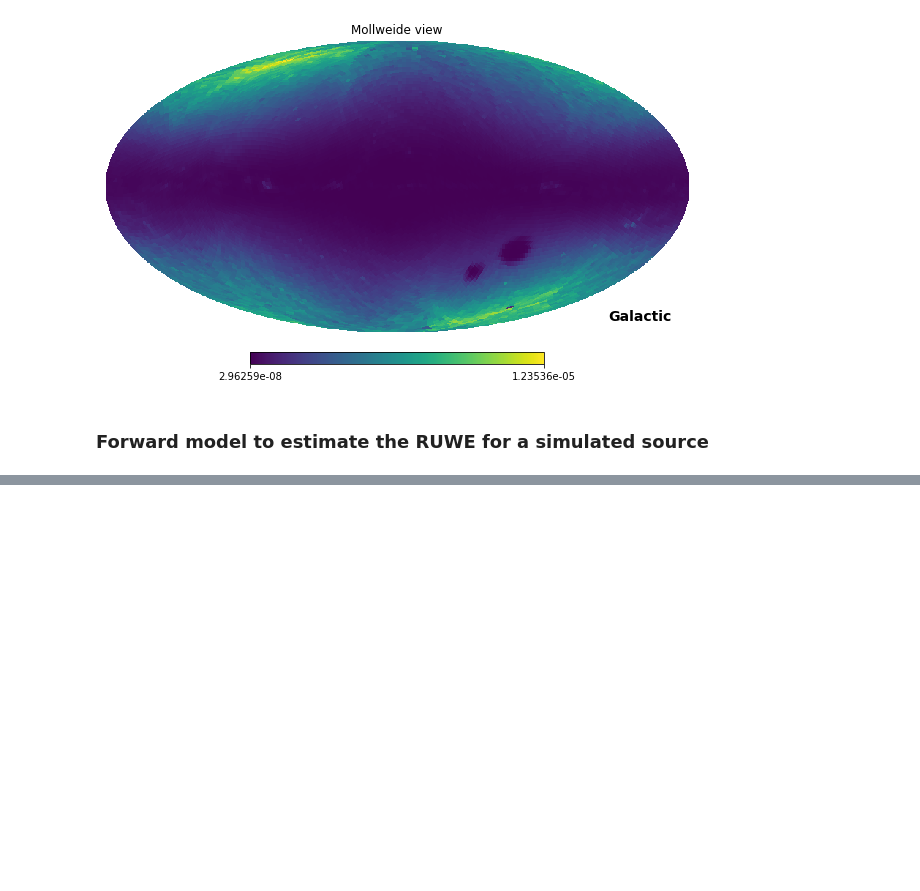
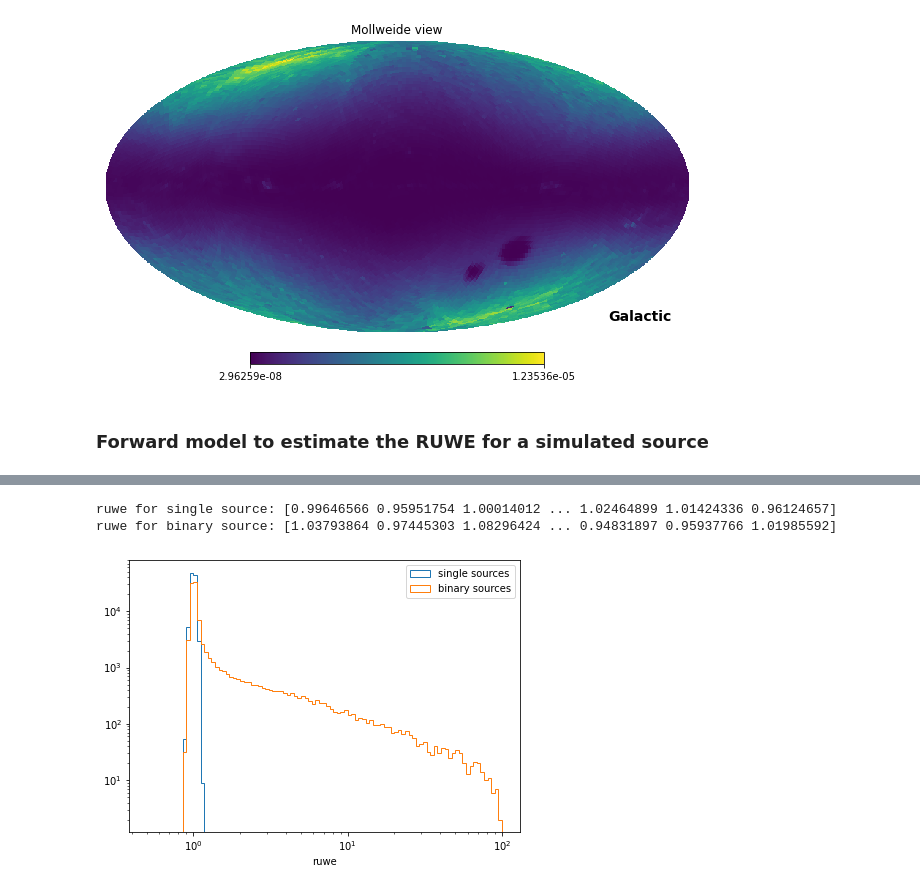
Before and after one commit to gaia-unlimited/gaiaunlimited, a Jupyter notebook: docs/notebooks/dr3-unresolved-binaries.ipynb, the cells around one changed output, grey strips where cells are left out. Drawn from its saved outputs; the diff is of its cells as text; code cells hidden in the pictures; blank space fills up the shorter version.

```diff
--- a/docs/notebooks/dr3-unresolved-binaries.ipynb
+++ b/docs/notebooks/dr3-unresolved-binaries.ipynb
@@ -129,20 +173,32 @@ ruwe = source.unit_weight_error(al_position, al_error)
 # %%
-Gmag =
-parallax =
-semimajor_axis =
-mass_ratio =
-luminosity_ratio =
-phi =
-theta =
-omega =
+# The inputs of .observe are numpy arrays
 
-al_positions, al_errors = source.observe(Gmag, parallax,\
-                                       semimajor_axis,\
-                                       mass_ratio, luminosity_ratio,\
-                                       phi, theta, omega,)
+single_al_position, single_al_error = single_source.observe(Gmag, parallax,\
+                                       np.zeros(len(Gmag)),\
+                                       np.zeros(len(Gmag)), np.zeros(len(Gmag)),\
+                                       np.zeros(len(Gmag)), np.zeros(len(Gmag)), np.zeros(len(Gmag)),)
+
+binary_al_position, binary_al_error = binary_source.observe(Gmag, parallax,\
+                                       semimajor_axis_binary,\
+                                       mass_ratio_binary, luminosity_ratio_binary,\
+                                       phi_binary, theta_binary, omega_binary,)
 # %%
-ruwes = source.unit_weight_error(al_positions, al_errors)
+ruwe_single = single_source.unit_weight_error(single_al_position, single_al_error)
+ruwe_binary = binary_source.unit_weight_error(binary_al_position, binary_al_error)
+
+print('ruwe for single source: {}'.format(ruwe_single))
+print('ruwe for binary source: {}'.format(ruwe_binary))
+# %% [output]
+ruwe for single source: [0.99646566 0.95951754 1.00014012 ... 1.02464899 1.01424336 0.96124657]
+ruwe for binary source: [1.03793864 0.97445303 1.08296424 ... 0.94831897 0.95937766 1.01985592]
 # %%
-plt.figure()
-plt.hist(ruwes,bins = np.logspace(np.log10(0.5),np.log10(100),100))
+plt.figure(figsize = (7,5))
+plt.hist(ruwe_single,bins = np.logspace(np.log10(0.5),np.log10(100),100),histtype = 'step',label = 'single sources')
+plt.hist(ruwe_binary,bins = np.logspace(np.log10(0.5),np.log10(100),100),histtype = 'step',label = 'binary sources')
+plt.xscale('log')
+plt.yscale('log')
+plt.xlabel('ruwe')
+plt.legend()
 plt.show()
+# %% [output]
+[figure, added]
```
Also changed, not shown: parts of 8 cells of this notebook.
